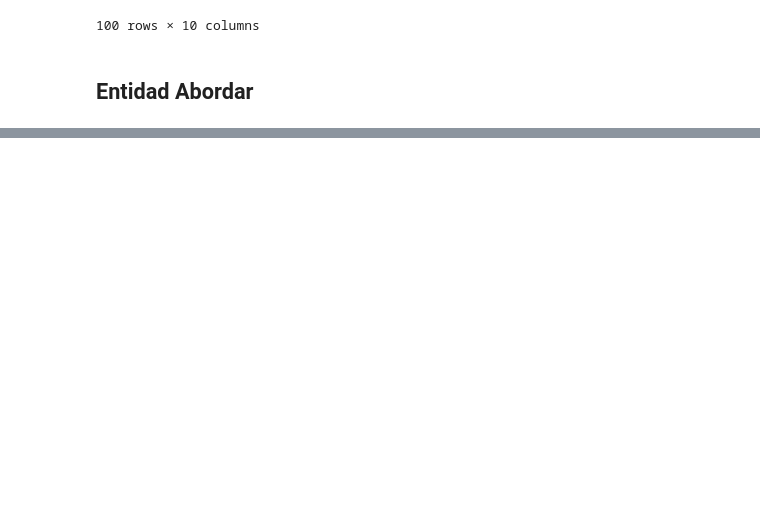
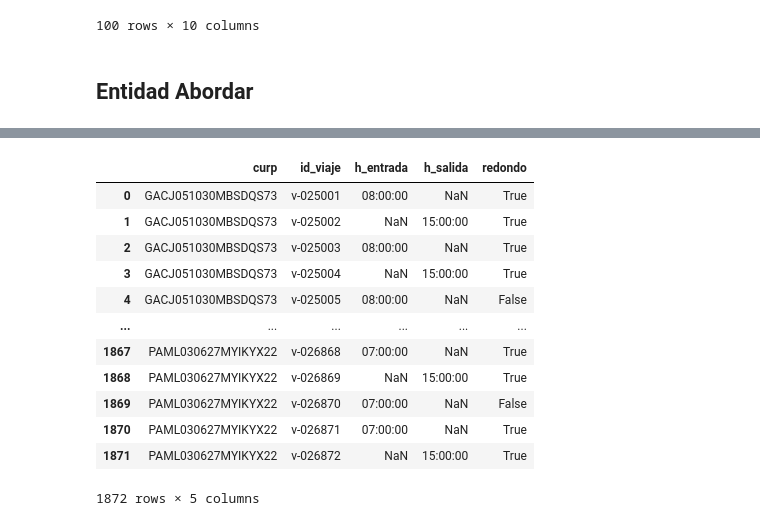
Before and after one commit to ivannpy/proyect, a Jupyter notebook: data_creation.ipynb, the cells around one changed output, grey strips where cells are left out. Cells and saved outputs as stored; diff of their text form; code cells hidden in the pictures; blank space fills up the shorter version.

```diff
--- a/data_creation.ipynb
+++ b/data_creation.ipynb
@@ -404,0 +484,16 @@ len(board['curp'].unique())
+# %%
+schedule
+# %% [output]
+|  | curp | id_viaje | h_entrada | h_salida | redondo |
+| 0 | GACJ051030MBSDQS73 | v-025001 | 08:00:00 | NaN | True |
+| 1 | GACJ051030MBSDQS73 | v-025002 | NaN | 15:00:00 | True |
+| 2 | GACJ051030MBSDQS73 | v-025003 | 08:00:00 | NaN | True |
+| 3 | GACJ051030MBSDQS73 | v-025004 | NaN | 15:00:00 | True |
+| 4 | GACJ051030MBSDQS73 | v-025005 | 08:00:00 | NaN | False |
+| ... | ... | ... | ... | ... | ... |
+| 1867 | PAML030627MYIKYX22 | v-026868 | 07:00:00 | NaN | True |
+| 1868 | PAML030627MYIKYX22 | v-026869 | NaN | 15:00:00 | True |
+| 1869 | PAML030627MYIKYX22 | v-026870 | 07:00:00 | NaN | False |
+| 1870 | PAML030627MYIKYX22 | v-026871 | 07:00:00 | NaN | True |
+| 1871 | PAML030627MYIKYX22 | v-026872 | NaN | 15:00:00 | True |
+1872 rows × 5 columns
```
Also changed, not shown: parts of 13 cells of this notebook, 1 other file.
